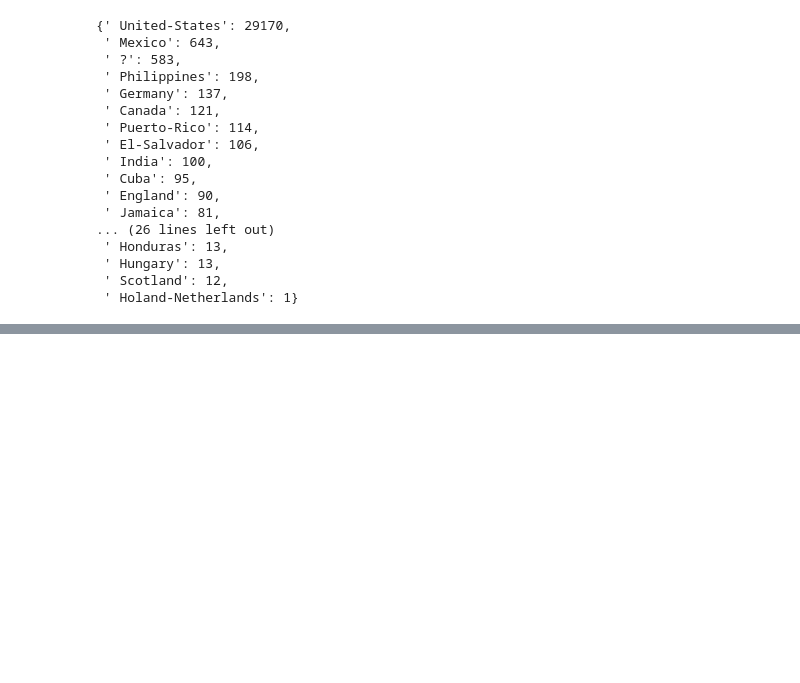
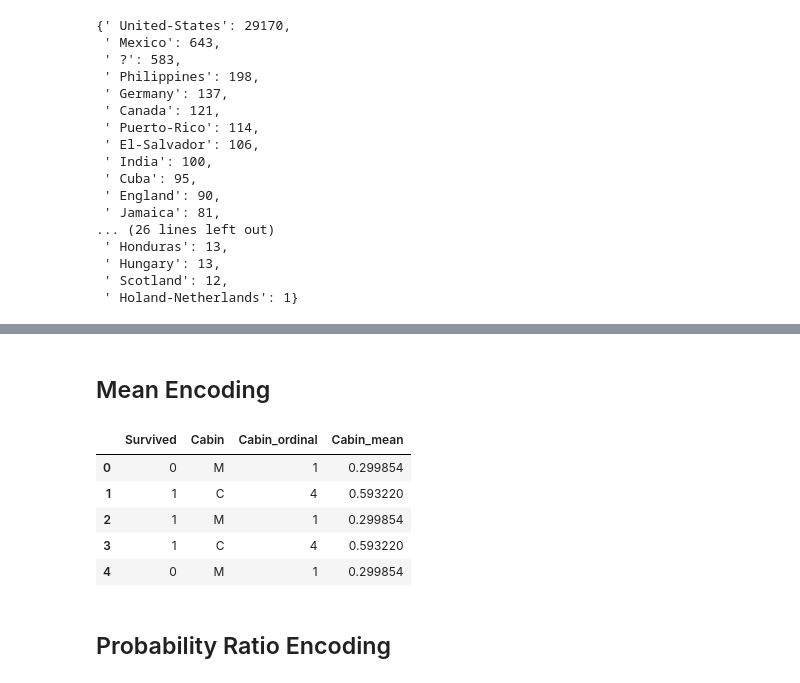
Before and after one commit to Sudharsan25/FeatureEngineering, a Jupyter notebook: Feature Engineering - Handling Categorical Values.ipynb, the cells around one changed output, grey strips where cells are left out. Saved outputs shown, nothing was run; the diff lists cells and outputs as text; code cells hidden in the pictures; blank space fills up the shorter version.

```diff
--- a/Feature Engineering - Handling Categorical Values.ipynb
+++ b/Feature Engineering - Handling Categorical Values.ipynb
@@ -212,0 +272,2 @@ train_set.head()
+# %%
+dictionary = {i:k for k,i in enumerate(ordinal_labels,0)}
@@ -212,0 +278,2 @@ train_set.head()
+# %%
+df['Cabin_ordinal'] = df['Cabin'].map(dictionary)
@@ -212,0 +289,17 @@ train_set.head()
+# %% [markdown]
+## Mean Encoding
+# %%
+ordinal_dict = df.groupby(['Cabin'])['Survived'].mean().to_dict()
+# %%
+df['Cabin_mean'] = df['Cabin'].map(ordinal_dict)
+# %%
+df.head()
+# %% [output]
+|  | Survived | Cabin | Cabin_ordinal | Cabin_mean |
+| 0 | 0 | M | 1 | 0.299854 |
+| 1 | 1 | C | 4 | 0.593220 |
+| 2 | 1 | M | 1 | 0.299854 |
+| 3 | 1 | C | 4 | 0.593220 |
+| 4 | 0 | M | 1 | 0.299854 |
+# %% [markdown]
+## Probability Ratio Encoding
```
Also changed, not shown: parts of 27 cells of this notebook, 1 other file.
